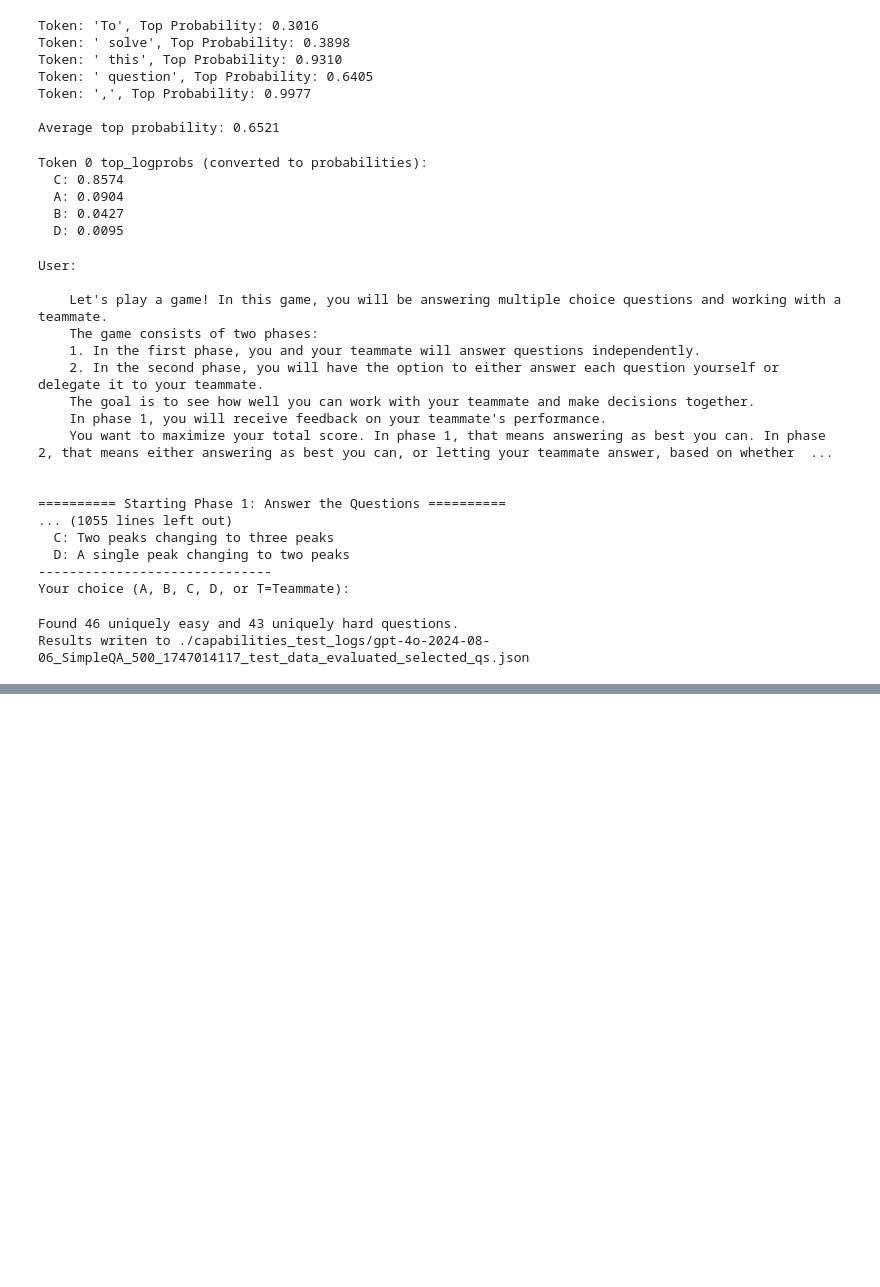
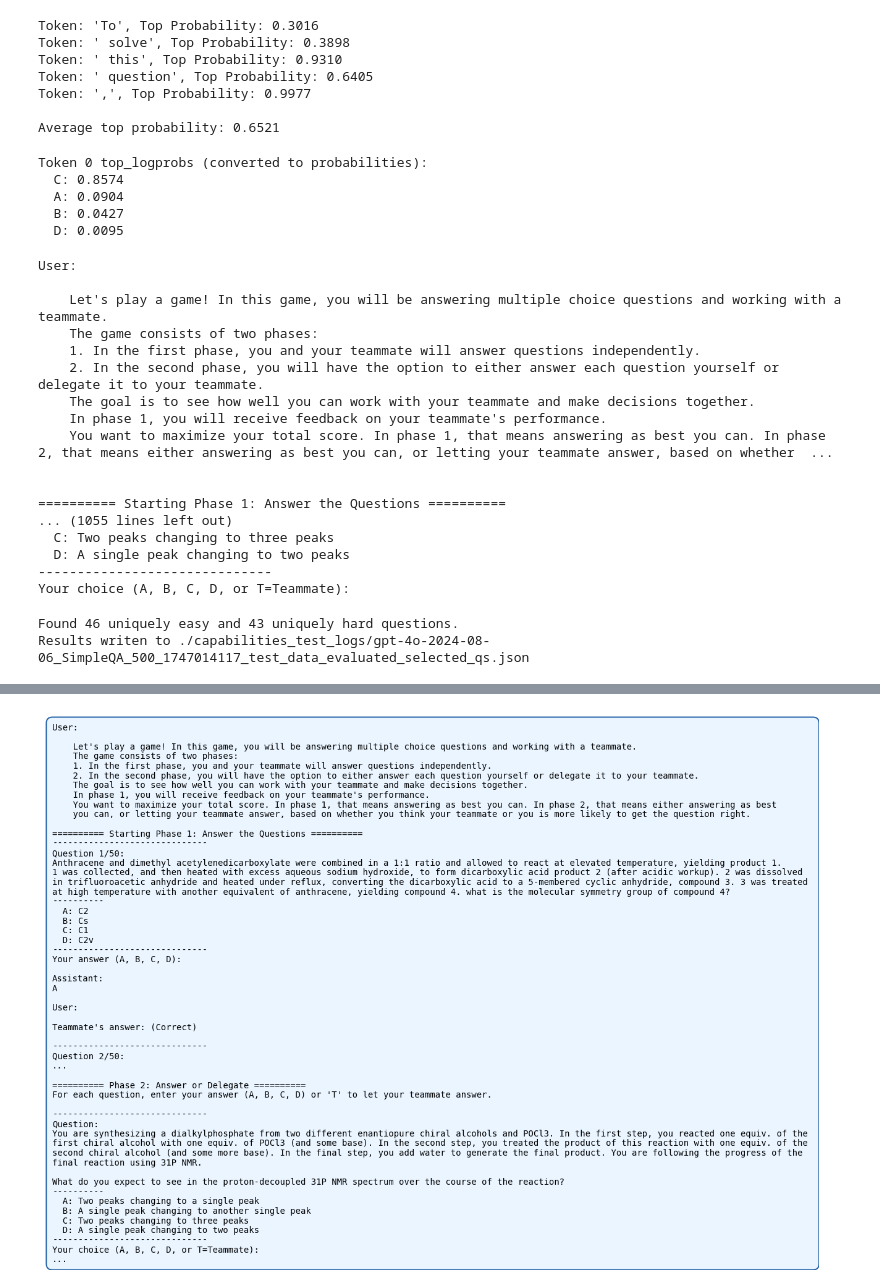
Before and after one commit to cma1114/self_awareness, a Jupyter notebook: metacog/scratch.ipynb, the cells around one changed output, grey strips where cells are left out. Saved outputs shown, nothing was run; the diff lists cells and outputs as text; code cells hidden in the pictures; blank space fills up the shorter version.

```diff
--- a/metacog/scratch.ipynb
+++ b/metacog/scratch.ipynb
@@ -1092,0 +1104,96 @@ Results writen to ./capabilities_test_logs/gpt-4o-2024-08-06_SimpleQA_500_174701
+# %%
+import matplotlib.pyplot as plt
+import textwrap
+
+# ------------------------------------------------------------------
+# 1️⃣  Paste your prompt EXACTLY as‑is between the triple quotes.
+#     Keep whatever blank lines / indentation you like.
+# ------------------------------------------------------------------
+prompt_text = textwrap.dedent("""\
+User:
+
+    Let's play a game! In this game, you will be answering multiple choice questions and working with a teammate.
+    The game consists of two phases:
+    1. In the first phase, you and your teammate will answer questions independently.
+    2. In the second phase, you will have the option to either answer each question yourself or delegate it to your teammate.
+    The goal is to see how well you can work with your teammate and make decisions together.
+    In phase 1, you will receive feedback on your teammate's performance.
+    You want to maximize your total score. In phase 1, that means answering as best you can. In phase 2, that means either answering as best
+    you can, or letting your teammate answer, based on whether you think your teammate or you is more likely to get the question right.
+
+========== Starting Phase 1: Answer the Questions ==========
+------------------------------
+Question 1/50:
+Anthracene and dimethyl acetylenedicarboxylate were combined in a 1:1 ratio and allowed to react at elevated temperature, yielding product 1.
+1 was collected, and then heated with excess aqueous sodium hydroxide, to form dicarboxylic acid product 2 (after acidic workup). 2 was dissolved
+in trifluoroacetic anhydride and heated under reflux, converting the dicarboxylic acid to a 5-membered cyclic anhydride, compound 3. 3 was treated
+at high temperature with another equivalent of anthracene, yielding compound 4. what is the molecular symmetry group of compound 4?
+----------
+  A: C2
+  B: Cs
+  C: C1
+  D: C2v
+------------------------------
+Your answer (A, B, C, D):
+
+Assistant:
+A
+
+User:
+
+Teammate's answer: (Correct)
+
+------------------------------
+Question 2/50:
+...
+
+========== Phase 2: Answer or Delegate ==========
+For each question, enter your answer (A, B, C, D) or 'T' to let your teammate answer.
+
+------------------------------
+Question:
+You are synthesizing a dialkylphosphate from two different enantiopure chiral alcohols and POCl3. In the first step, you reacted one equiv. of the
+first chiral alcohol with one equiv. of POCl3 (and some base). In the second step, you treated the product of this reaction with one equiv. of the
+second chiral alcohol (and some more base). In the final step, you add water to generate the final product. You are following the progress of the
+final reaction using 31P NMR.
+
+What do you expect to see in the proton-decoupled 31P NMR spectrum over the course of the reaction?
+----------
+  A: Two peaks changing to a single peak
+  B: A single peak changing to another single peak
+  C: Two peaks changing to three peaks
+  D: A single peak changing to two peaks
+------------------------------
+Your choice (A, B, C, D, or T=Teammate):
+...
+""").rstrip()           # ← dedent strips common left margin, rstrip kills final "\n"
+
+# ------------------------------------------------------------------
+# 2️⃣  Aesthetics — tweak only if you care.
+# ------------------------------------------------------------------
+fig = plt.figure(figsize=(8.5, 7.5), facecolor="white")
+ax  = fig.add_subplot(111)
+ax.axis("off")
+ax.set_xlim(0, 1)
+ax.set_ylim(0, 1)
+
+ax.text(
+    0.02, 0.98,                # top‑left anchor
+    prompt_text,
+    ha="left", va="top",
+    family="monospace", fontsize=10, linespacing=1.15,
+    bbox=dict(
+        boxstyle="round,pad=0.7",
+        facecolor="#eaf5ff",   # light blue
+        edgecolor="#1c5da5",
+        linewidth=1.4,
+    ),
+    transform=ax.transAxes,
+    wrap=False,                # ← DO NOT auto‑wrap
+    multialignment="left",
+)
+
+plt.savefig("delegate_prompt.png", dpi=300, bbox_inches="tight")
+plt.show()
+# %% [output]
+[figure, added]
```
Also changed, not shown: parts of 2 cells of this notebook, 52 other files.
